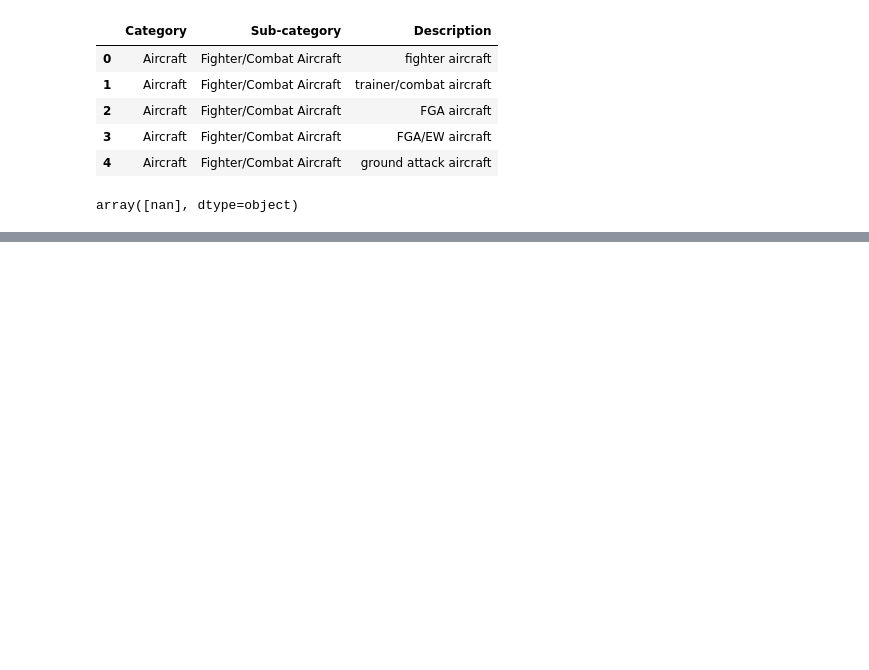
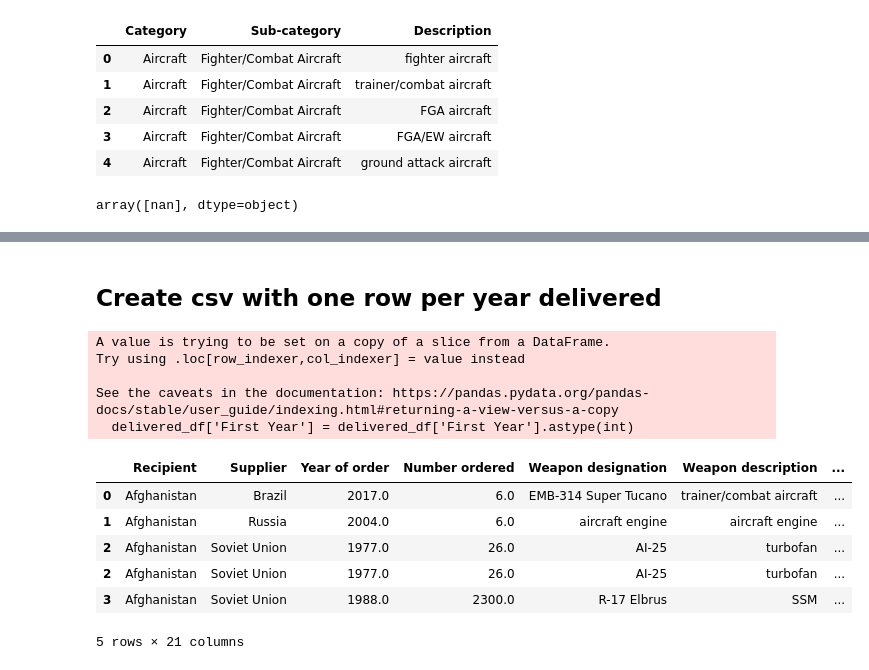
Before and after one commit to ClaytonB-3/arms-trade-proj, a Jupyter notebook: data_cleaning.ipynb, the cells around one changed output, grey strips where cells are left out. Saved outputs shown, nothing was run; the diff lists cells and outputs as text; code cells hidden in the pictures; blank space fills up the shorter version.

Commit message:
make annual delivery csv and update readme

```diff
--- a/data_cleaning.ipynb
+++ b/data_cleaning.ipynb
@@ -309,2 +340,33 @@ df.head(10)
 # %%
 df.to_csv('final_data/cleaned_transfer_data.csv')
+# %% [markdown]
+## Create csv with one row per year delivered
+# %%
+delivered_df = df.dropna(subset=['First Year'])
+
+delivered_df['First Year'] = delivered_df['First Year'].astype(int)
+
+# Expand rows based on `Num years Delivered In`
+annual_delivery_df = delivered_df.loc[delivered_df.index.repeat(delivered_df['Num years Delivered In'])].copy()
+
+# Calculate the `year_delivered` for each expanded row
+annual_delivery_df['year_delivered'] = annual_delivery_df.groupby(level=0).cumcount() + annual_delivery_df['First Year']
+annual_delivery_df['num_delivered_in_year'] = annual_delivery_df['Number delivered']/annual_delivery_df['Num years Delivered In']
+annual_delivery_df['SIPRI_TIV_delivered_in_year'] = annual_delivery_df['num_delivered_in_year']*annual_delivery_df['SIPRI TIV per unit']
+# %% [output]
+A value is trying to be set on a copy of a slice from a DataFrame.
+Try using .loc[row_indexer,col_indexer] = value instead
+
+See the caveats in the documentation: https://pandas.pydata.org/pandas-docs/stable/user_guide/indexing.html#returning-a-view-versus-a-copy
+  delivered_df['First Year'] = delivered_df['First Year'].astype(int)
+# %%
+annual_delivery_df = annual_delivery_df.rename(columns={'Numbered delivery':'Total number delivered'})
+annual_delivery_df.head()
+# %% [output]
+|  | Recipient | Supplier | Year of order | Number ordered | Weapon designation | Weapon description | ... |
+| 0 | Afghanistan | Brazil | 2017.0 | 6.0 | EMB-314 Super Tucano | trainer/combat aircraft | ... |
+| 1 | Afghanistan | Russia | 2004.0 | 6.0 | aircraft engine | aircraft engine | ... |
+| 2 | Afghanistan | Soviet Union | 1977.0 | 26.0 | AI-25 | turbofan | ... |
+| 2 | Afghanistan | Soviet Union | 1977.0 | 26.0 | AI-25 | turbofan | ... |
+| 3 | Afghanistan | Soviet Union | 1988.0 | 2300.0 | R-17 Elbrus | SSM | ... |
+5 rows × 21 columns
```
Also changed, not shown: parts of 5 cells of this notebook, 2 other files.
